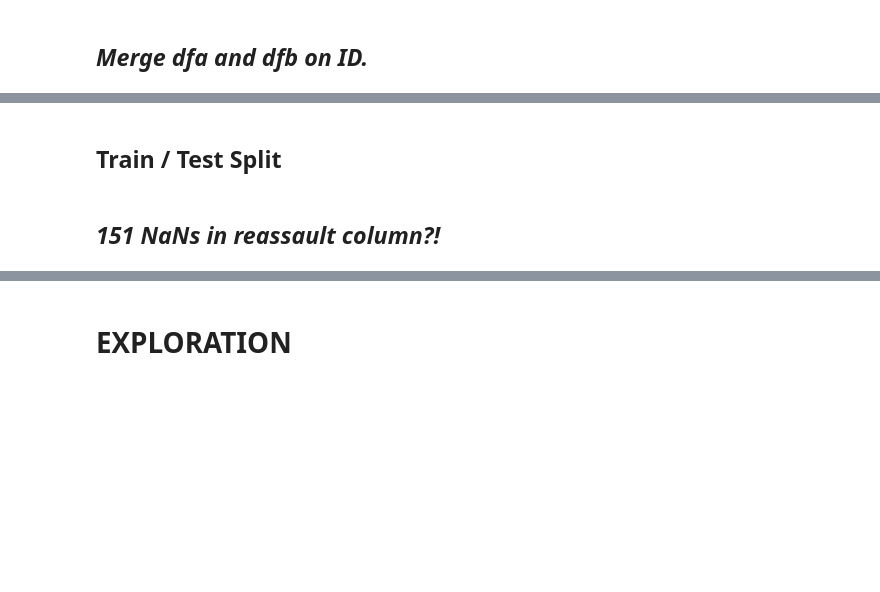
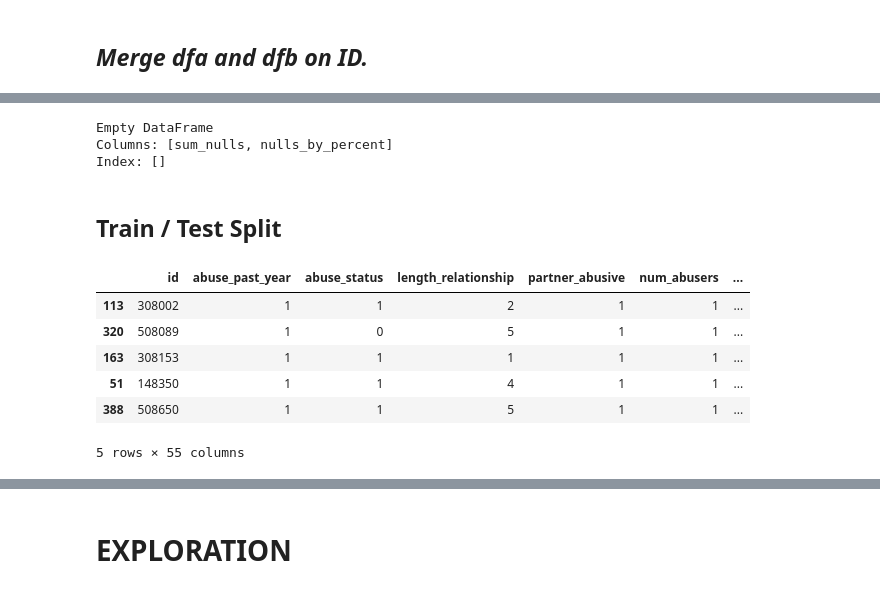
Before and after one commit to codeup-capstone-one/domestic-violence, a Jupyter notebook: master_phase2_ALPHA.ipynb, the cells around one changed output, grey strips where cells are left out. Drawn from its saved outputs; the diff is of its cells as text; code cells hidden in the pictures; blank space fills up the shorter version.

```diff
--- a/master_phase2_ALPHA.ipynb
+++ b/master_phase2_ALPHA.ipynb
@@ -248,12 +291,10 @@ dfb.columns
 # %%
-# dfb = dfb.drop(columns=['M5FIRED',
-#                         'M27HOW',
-#                         'police_resp',
-#                         'order_protection',
-#                         'num_woman_drunk',
-#                         'num_perp_drunk',
-#                         'num_woman_drugs',
-#                         'num_perp_drugs',
-#                        ])
+dfb = dfb.drop(columns=['police_resp',
+                        'order_protection',
+                        'num_woman_drunk',
+                        'num_perp_drunk',
+                        'num_woman_drugs',
+                        'num_perp_drugs',
+                       ])
 # %%
 dfb.shape
@@ -278,2 +372,8 @@ dfb.reassault.value_counts()
+# %%
+prepare.get_nulls_by_column(dfb)
+# %% [output]
+Empty DataFrame
+Columns: [sum_nulls, nulls_by_percent]
+Index: []
 # %% [markdown]
 ## Train / Test Split
@@ -283,5 +380,3 @@ np.any(np.isnan(dfb)) # True
-# %% [markdown]
-## _151 NaNs in reassault column?!_
 # %%
 # b_columns = ['',
 #              '',
@@ -300,11 +395,22 @@ np.any(np.isnan(dfb)) # True
 #              '',
 #              '',
 #             ]
+# X = dfb[b_columns]
 
-# X = dfb.drop(columns=['reassault'])
-# y = dfb[['reassault']]
+X = dfb.drop(columns=['reassault'])
+y = dfb[['reassault']]
 
-# X_train, X_test, y_train, y_test = train_test_split(X, y, test_size = .15, random_state = 0, stratify=y)
+X_train, X_test, y_train, y_test = train_test_split(X, y, test_size = .15, random_state = 0, stratify=y)
 
-# train_df = pd.concat([X_train, y_train], axis=1)
-# test_df = pd.concat([X_test, y_test], axis=1)
+train_df = pd.concat([X_train, y_train], axis=1)
+test_df = pd.concat([X_test, y_test], axis=1)
+# %%
+train_df.head()
+# %% [output]
+|  | id | abuse_past_year | abuse_status | length_relationship | partner_abusive | num_abusers | ... |
+| 113 | 308002 | 1 | 1 | 2 | 1 | 1 | ... |
+| 320 | 508089 | 1 | 0 | 5 | 1 | 1 | ... |
+| 163 | 308153 | 1 | 1 | 1 | 1 | 1 | ... |
+| 51 | 148350 | 1 | 1 | 4 | 1 | 1 | ... |
+| 388 | 508650 | 1 | 1 | 5 | 1 | 1 | ... |
+5 rows × 55 columns
```
Also changed, not shown: parts of 17 cells of this notebook.
